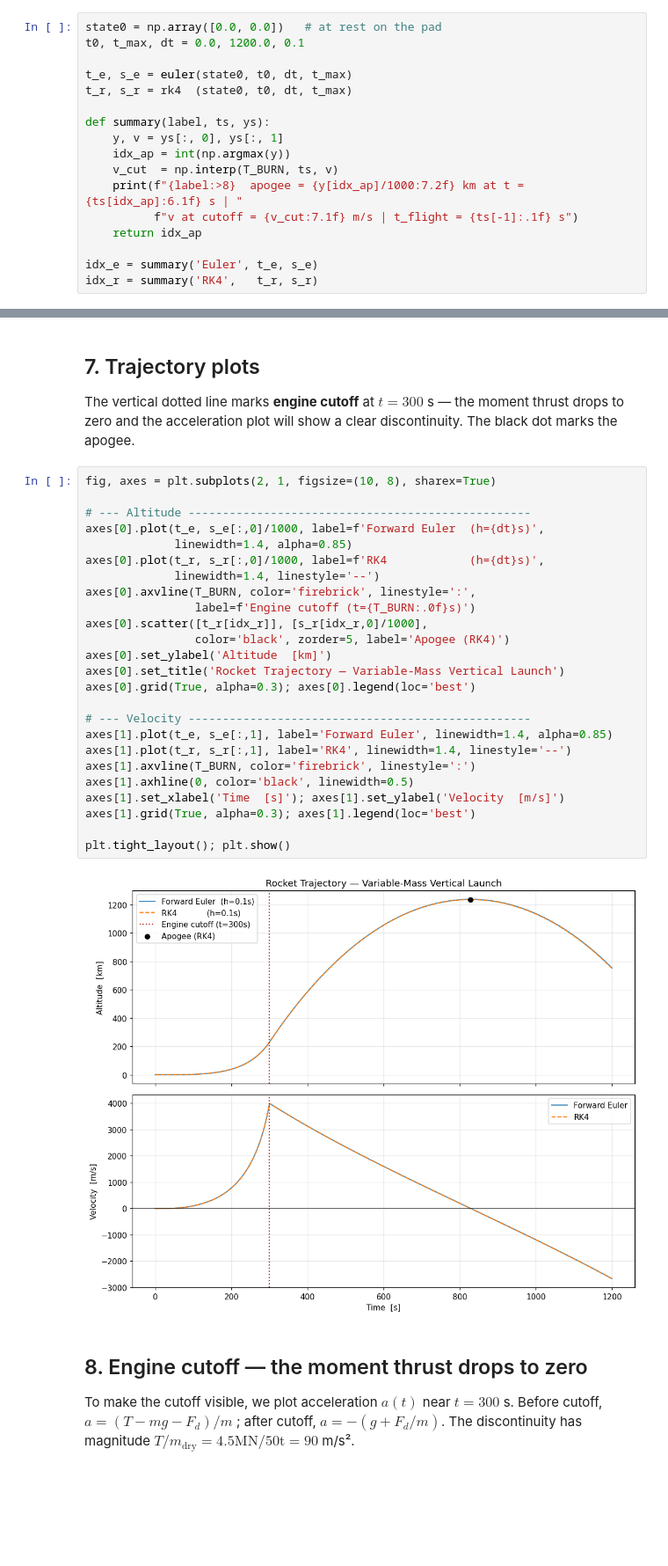
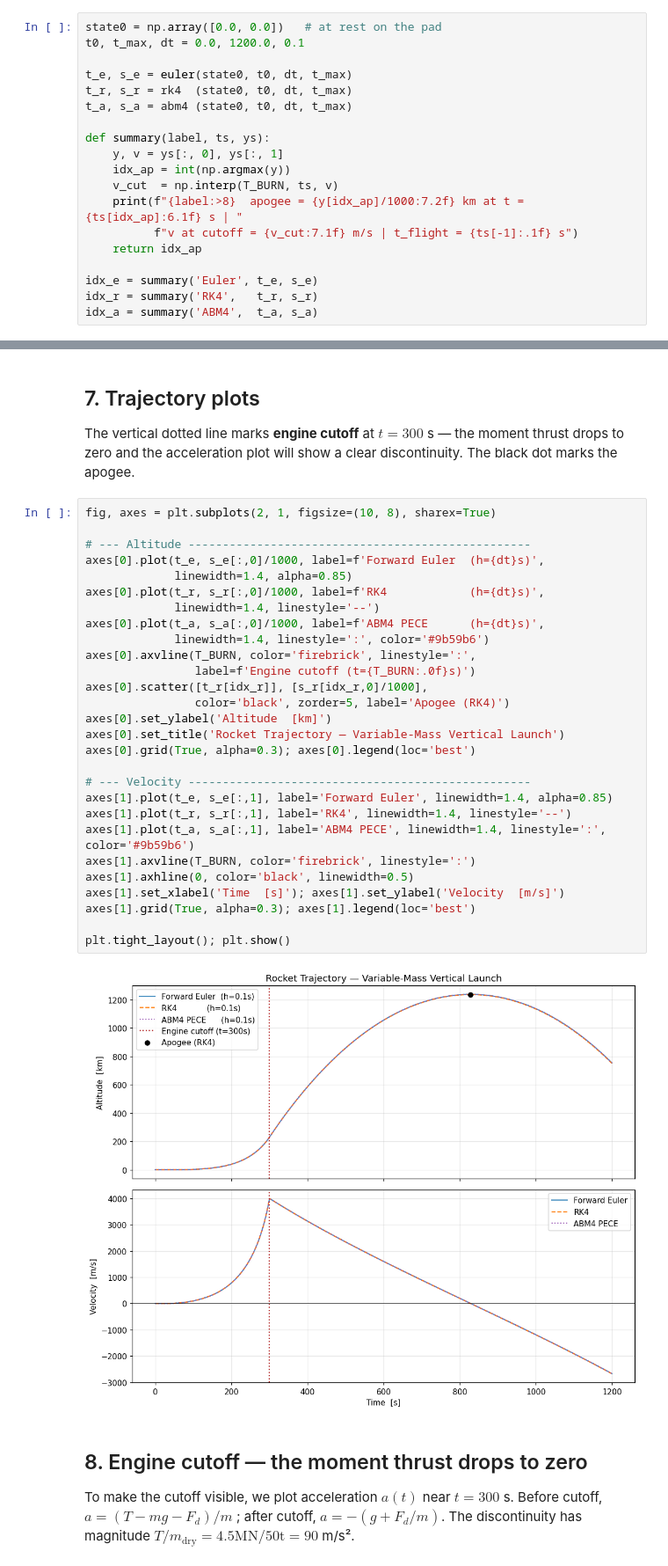
Before and after one commit to selcuko/mat423, a Jupyter notebook: rocket_simulation.ipynb, the cells around one changed output, grey strips where cells are left out. Shown at 88% size. Drawn from its saved outputs; the diff is of its cells as text; blank space fills up the shorter version.

```diff
--- a/rocket_simulation.ipynb
+++ b/rocket_simulation.ipynb
@@ -175,6 +229,7 @@ t0, t_max, dt = 0.0, 1200.0, 0.1
 
 t_e, s_e = euler(state0, t0, dt, t_max)
 t_r, s_r = rk4  (state0, t0, dt, t_max)
+t_a, s_a = abm4 (state0, t0, dt, t_max)
 
 def summary(label, ts, ys):
     y, v = ys[:, 0], ys[:, 1]
@@ -186,6 +241,7 @@ def summary(label, ts, ys):
 
 idx_e = summary('Euler', t_e, s_e)
 idx_r = summary('RK4',   t_r, s_r)
+idx_a = summary('ABM4',  t_a, s_a)
 # %% [output]
    Euler  apogee = 1236.72 km at t =  829.0 s | v at cutoff =  3986.4 m/s | t_flight = 1200.0 s
      RK4  apogee = 1235.15 km at t =  828.4 s | v at cutoff =  3990.6 m/s | t_flight = 1200.0 s
@@ -198,30 +255,33 @@ The black dot marks the apogee.
 # %%
 fig, axes = plt.subplots(2, 1, figsize=(10, 8), sharex=True)
 
 # --- Altitude --------------------------------------------------
 axes[0].plot(t_e, s_e[:,0]/1000, label=f'Forward Euler  (h={dt}s)',
              linewidth=1.4, alpha=0.85)
 axes[0].plot(t_r, s_r[:,0]/1000, label=f'RK4            (h={dt}s)',
              linewidth=1.4, linestyle='--')
+axes[0].plot(t_a, s_a[:,0]/1000, label=f'ABM4 PECE      (h={dt}s)',
+             linewidth=1.4, linestyle=':', color='#9b59b6')
 axes[0].axvline(T_BURN, color='firebrick', linestyle=':',
                 label=f'Engine cutoff (t={T_BURN:.0f}s)')
 axes[0].scatter([t_r[idx_r]], [s_r[idx_r,0]/1000],
                 color='black', zorder=5, label='Apogee (RK4)')
 axes[0].set_ylabel('Altitude  [km]')
 axes[0].set_title('Rocket Trajectory — Variable-Mass Vertical Launch')
 axes[0].grid(True, alpha=0.3); axes[0].legend(loc='best')
 
 # --- Velocity --------------------------------------------------
 axes[1].plot(t_e, s_e[:,1], label='Forward Euler', linewidth=1.4, alpha=0.85)
 axes[1].plot(t_r, s_r[:,1], label='RK4', linewidth=1.4, linestyle='--')
+axes[1].plot(t_a, s_a[:,1], label='ABM4 PECE', linewidth=1.4, linestyle=':', color='#9b59b6')
 axes[1].axvline(T_BURN, color='firebrick', linestyle=':')
 axes[1].axhline(0, color='black', linewidth=0.5)
 axes[1].set_xlabel('Time  [s]'); axes[1].set_ylabel('Velocity  [m/s]')
 axes[1].grid(True, alpha=0.3); axes[1].legend(loc='best')
 
 plt.tight_layout(); plt.show()
 # %% [output]
-[figure, old version]
+[figure, new version]
 # %% [markdown]
 ## 8. Engine cutoff — the moment thrust drops to zero
 
```
Also changed, not shown: parts of 7 cells of this notebook, 5 other files.
